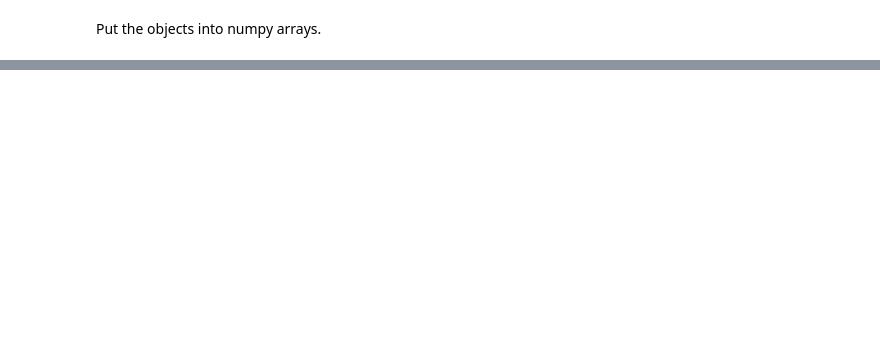
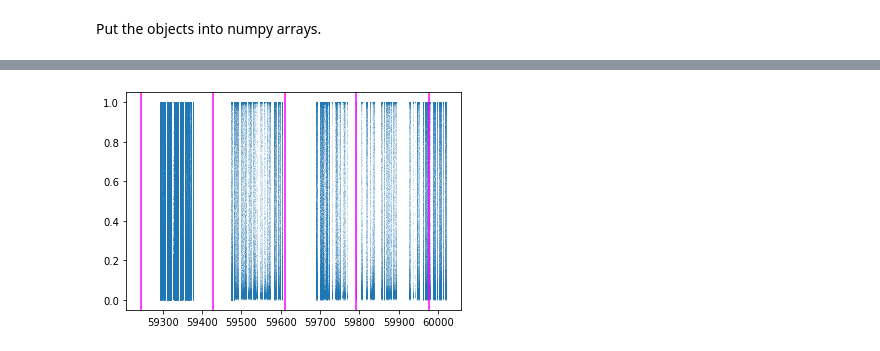
Before and after one commit to MelissaGraham/decam_ddf_tools, a Jupyter notebook: transients_science/create_nightly_epoch_lightcurves.ipynb, the cells around one changed output, grey strips where cells are left out. Saved outputs shown, nothing was run; the diff lists cells and outputs as text; code cells hidden in the pictures; blank space fills up the shorter version.

```diff
--- a/transients_science/create_nightly_epoch_lightcurves.ipynb
+++ b/transients_science/create_nightly_epoch_lightcurves.ipynb
@@ -151,0 +231,6 @@ for c, candid in enumerate(tmp_candid):
+# %%
+plt.plot(obj_mjd, obj_rb, 'o', ms=1, alpha=0.1, mew=0)
+for mjd in t.mjd:
+    plt.axvline(mjd, color='magenta')
+# %% [output]
+[figure, added]
```
Also changed, not shown: parts of 35 cells of this notebook.
